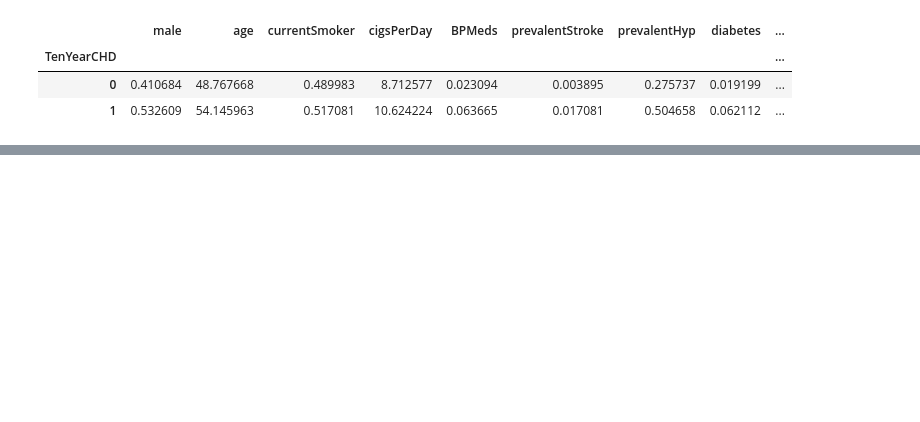
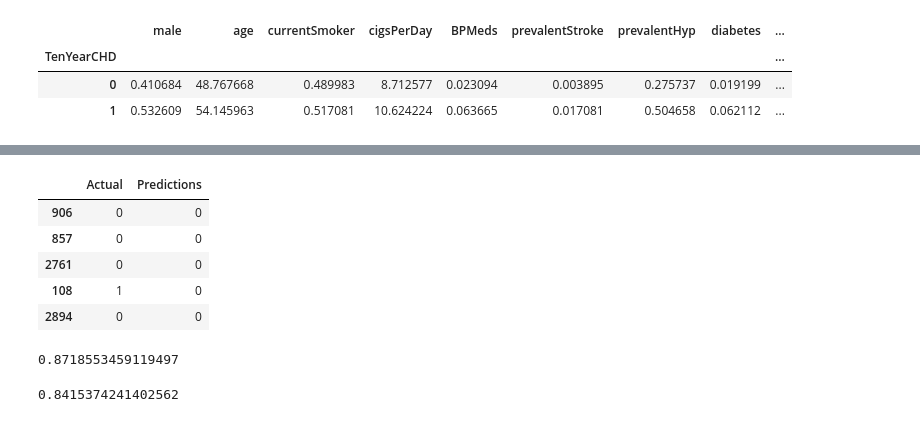
Before and after one commit to pradheepg/Heart_Disease_Prediction, a Jupyter notebook: heart_disease.ipynb, the cells around one changed output, grey strips where cells are left out. Saved outputs shown, nothing was run; the diff lists cells and outputs as text; code cells hidden in the pictures; blank space fills up the shorter version.

```diff
--- a/heart_disease.ipynb
+++ b/heart_disease.ipynb
@@ -111,0 +159,8 @@ ds.groupby('TenYearCHD').mean()
+# %%
+# Splitting the DataFrame into predictor variables and target variable
+
+X = ds.drop('TenYearCHD',axis=1)
+
+# Load the target variable to y
+
+y=ds['TenYearCHD']
@@ -111,0 +185,24 @@ ds.groupby('TenYearCHD').mean()
+# %%
+# Predicting the target variable using the trained model and the test data
+y_test_hat = Classifier.predict(X_test)
+
+# Creating a DataFrame to store the actual and predicted values of the target variable
+Results = pd.DataFrame({'Actual': y_test, 'Predictions': y_test_hat})
+
+# Displaying the first 5 rows of the Results DataFrame
+Results.head(5)
+# %% [output]
+|  | Actual | Predictions |
+| 906 | 0 | 0 |
+| 857 | 0 | 0 |
+| 2761 | 0 | 0 |
+| 108 | 1 | 0 |
+| 2894 | 0 | 0 |
+# %%
+# Importing the accuracy_score function from the scikit-learn library
+from sklearn.metrics import accuracy_score
+
+# Calculating the accuracy score of the predicted values
+print(accuracy_score(y_test,y_test_hat))
+# %% [output]
+0.8718553459119497
@@ -111,0 +212,5 @@ ds.groupby('TenYearCHD').mean()
+# %%
+# Calculating the accuracy score of the predicted values for the training data
+print(accuracy_score(y_train, y_train_hat))
+# %% [output]
+0.8415374241402562
```
Also changed, not shown: parts of 17 cells of this notebook.
